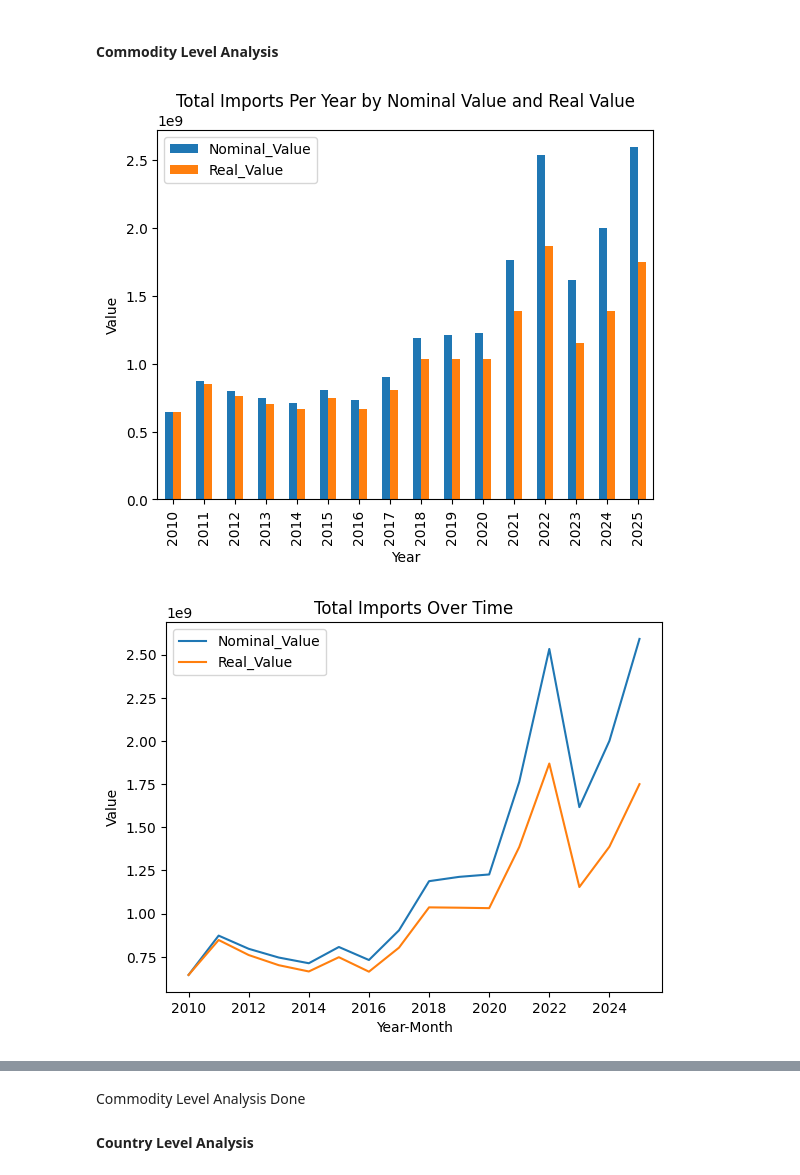
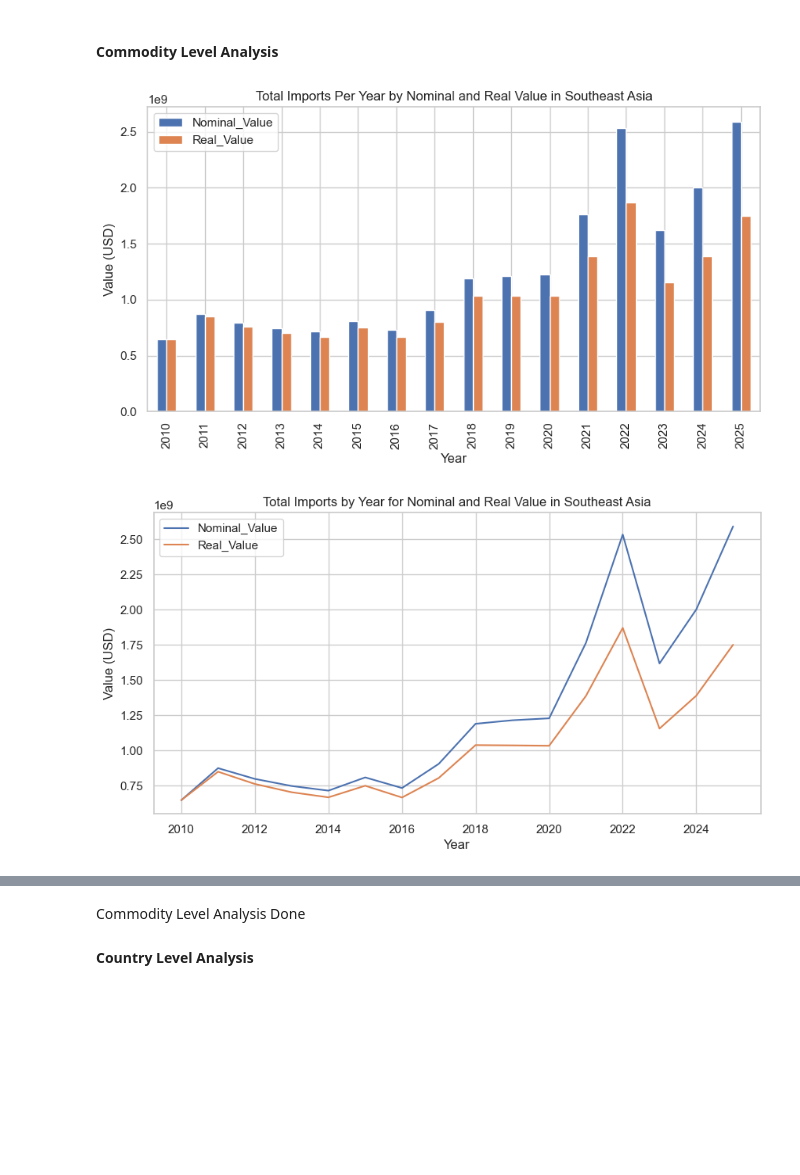
Before and after one commit to rutvikarnik5/Seed2s-Reveal-Unified-Methodology, a Jupyter notebook: Retrospective Team/EDA.ipynb, the cells around one changed output, grey strips where cells are left out. Cells and saved outputs as stored; diff of their text form; code cells hidden in the pictures; blank space fills up the shorter version.

```diff
--- a/Retrospective Team/EDA.ipynb
+++ b/Retrospective Team/EDA.ipynb
@@ -7,27 +7,29 @@ import matplotlib.ticker as mtick
 import re
 import matplotlib.colors as mcolors
 
+sns.set(style="whitegrid")
+
 df = pd.read_csv("retrospective_data_cleaned.csv")
 # %% [markdown]
 #### Commodity Level Analysis
 # %%
 # Bar Plot of Total Imports per Year
 yearly_total = (df.groupby("Year")[["Nominal_Value", "Real_Value"]].sum().sort_index())
-yearly_total.plot(kind="bar", title="Total Imports Per Year by Nominal Value and Real Value")
+yearly_total.plot(kind="bar", title="Total Imports Per Year by Nominal and Real Value in Southeast Asia", figsize=(10,5))
 plt.xlabel("Year")
-plt.ylabel("Value")
+plt.ylabel("Value (USD)")
 plt.show()
 # %% [output]
-[figure, old version]
+[figure, new version]
 # %%
 # Line Plot of Total Imports Per Year-Month
 yearly_total2 = (df.groupby("YearMonth")[["Nominal_Value", "Real_Value"]].sum().sort_index())
-yearly_total.plot(kind="line", title="Total Imports Over Time")
-plt.xlabel("Year-Month")
-plt.ylabel("Value")
+yearly_total.plot(kind="line", title="Total Imports by Year for Nominal and Real Value in Southeast Asia", figsize=(10,5))
+plt.xlabel("Year")
+plt.ylabel("Value (USD)")
 plt.show()
 # %% [output]
-[figure, old version]
+[figure, new version]
 # %%
 # Bar Plot of Top 10 Commodities by Real Value
 commodity_totals = (df.groupby("Commodities")["Real_Value"].sum().sort_values(ascending=True))
```
Also changed, not shown: parts of 15 cells of this notebook, 2 other files.
